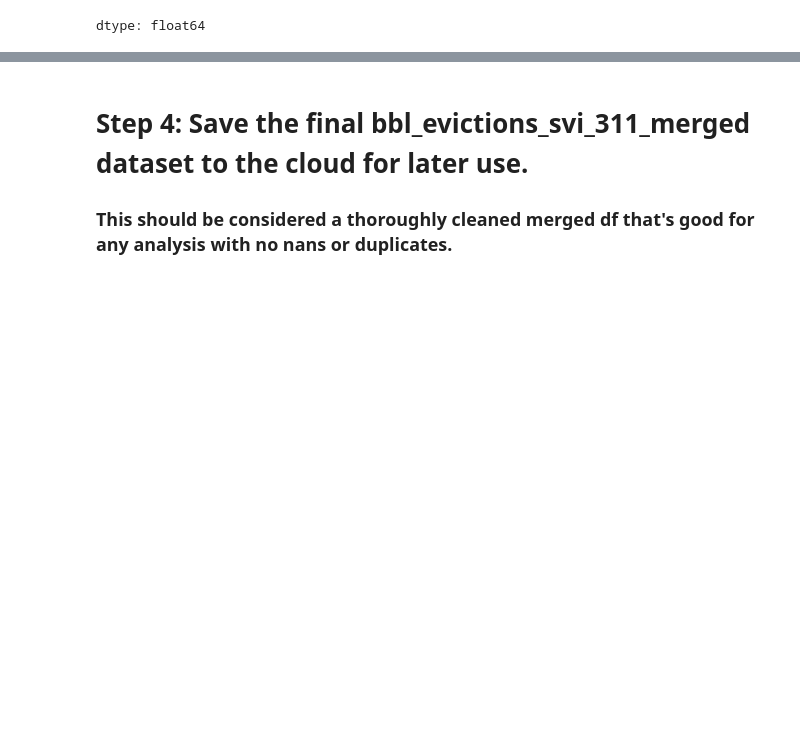
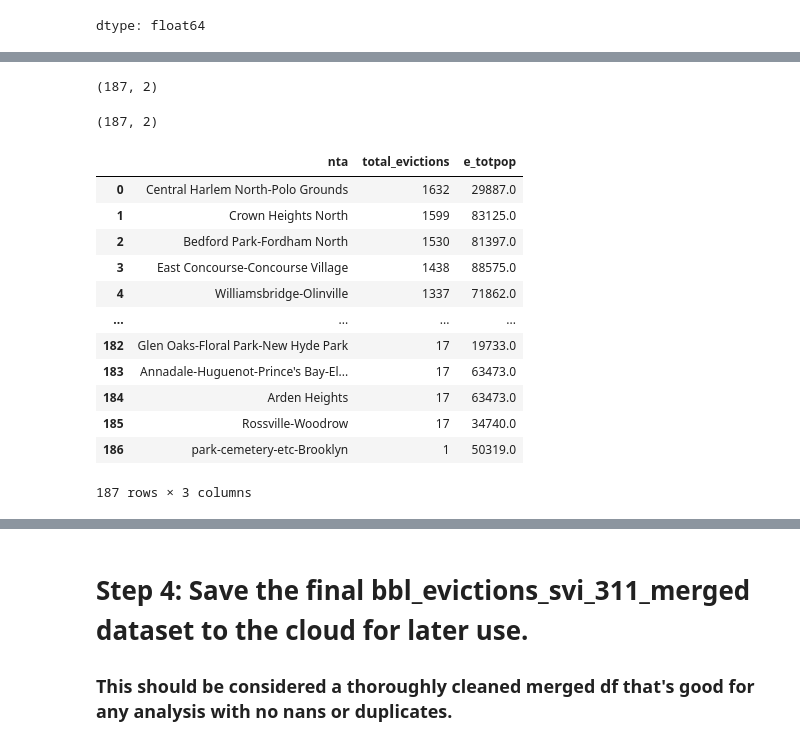
Before and after one commit to simaoalicechen/NYC_Landlord_Behavior_Analysis_Project, a Jupyter notebook: Part_2.5_merging_bbl_evictions_311_svi_mega_complete_normal_times.ipynb, the cells around one changed output, grey strips where cells are left out. Saved outputs shown, nothing was run; the diff lists cells and outputs as text; code cells hidden in the pictures; blank space fills up the shorter version.

```diff
--- a/Part_2.5_merging_bbl_evictions_311_svi_mega_complete_normal_times.ipynb
+++ b/Part_2.5_merging_bbl_evictions_311_svi_mega_complete_normal_times.ipynb
@@ -740,0 +761,4 @@ bbl_evictions_svi_311.sort_values('average_year_eviction_unit_count', ascending=
+# %%
+evictions_per_nta = bbl_evictions_svi_311['nta'].value_counts().reset_index()
+evictions_per_nta.columns = ['nta', 'total_evictions']
+evictions_per_nta
@@ -740,0 +779,32 @@ bbl_evictions_svi_311.sort_values('average_year_eviction_unit_count', ascending=
+# %%
+population_per_nta = bbl_evictions_svi.drop_duplicates('nta')[['nta', 'e_totpop']]
+population_per_nta.shape
+# %% [output]
+(187, 2)
+# %%
+population_per_nta = bbl_evictions_svi.drop_duplicates('nta')[['nta', 'e_totpop']]
+population_per_nta.shape
+# %% [output]
+(187, 2)
+# %%
+nta_rates = pd.merge(
+    evictions_per_nta,
+    population_per_nta,
+    on='nta',
+    how='left'
+)
+nta_rates
+# %% [output]
+|  | nta | total_evictions | e_totpop |
+| 0 | Central Harlem North-Polo Grounds | 1632 | 29887.0 |
+| 1 | Crown Heights North | 1599 | 83125.0 |
+| 2 | Bedford Park-Fordham North | 1530 | 81397.0 |
+| 3 | East Concourse-Concourse Village | 1438 | 88575.0 |
+| 4 | Williamsbridge-Olinville | 1337 | 71862.0 |
+| ... | ... | ... | ... |
+| 182 | Glen Oaks-Floral Park-New Hyde Park | 17 | 19733.0 |
+| 183 | Annadale-Huguenot-Prince's Bay-El... | 17 | 63473.0 |
+| 184 | Arden Heights | 17 | 63473.0 |
+| 185 | Rossville-Woodrow | 17 | 34740.0 |
+| 186 | park-cemetery-etc-Brooklyn | 1 | 50319.0 |
+187 rows × 3 columns
```
Also changed, not shown: parts of 8 cells of this notebook.
